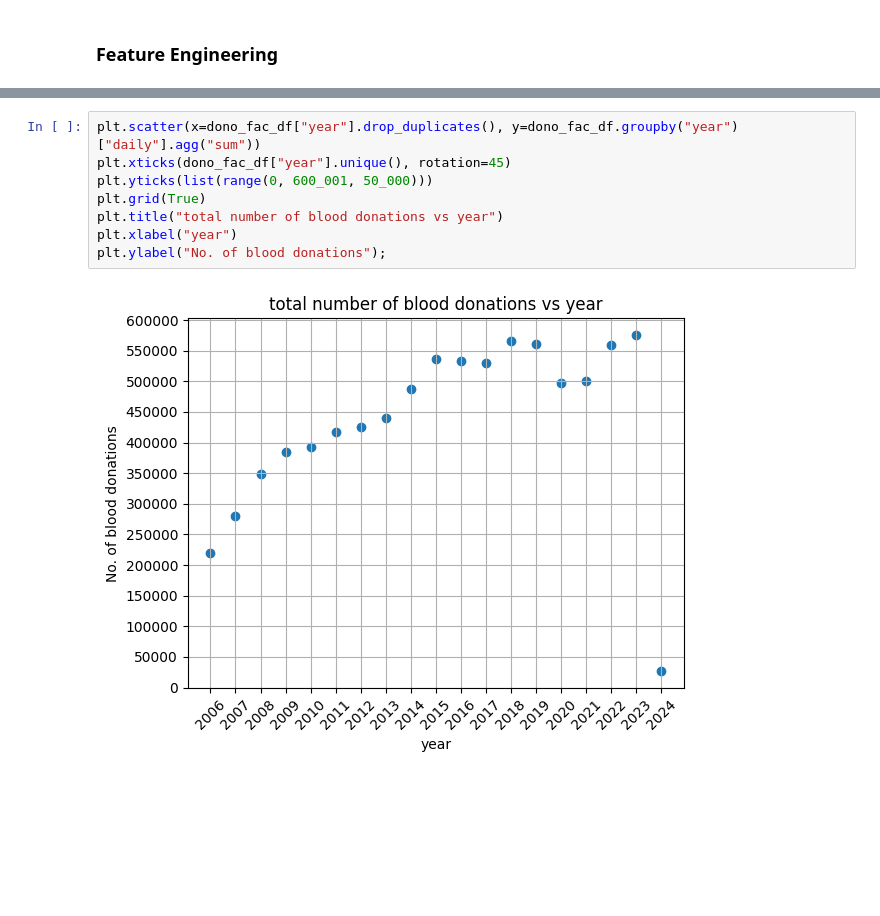
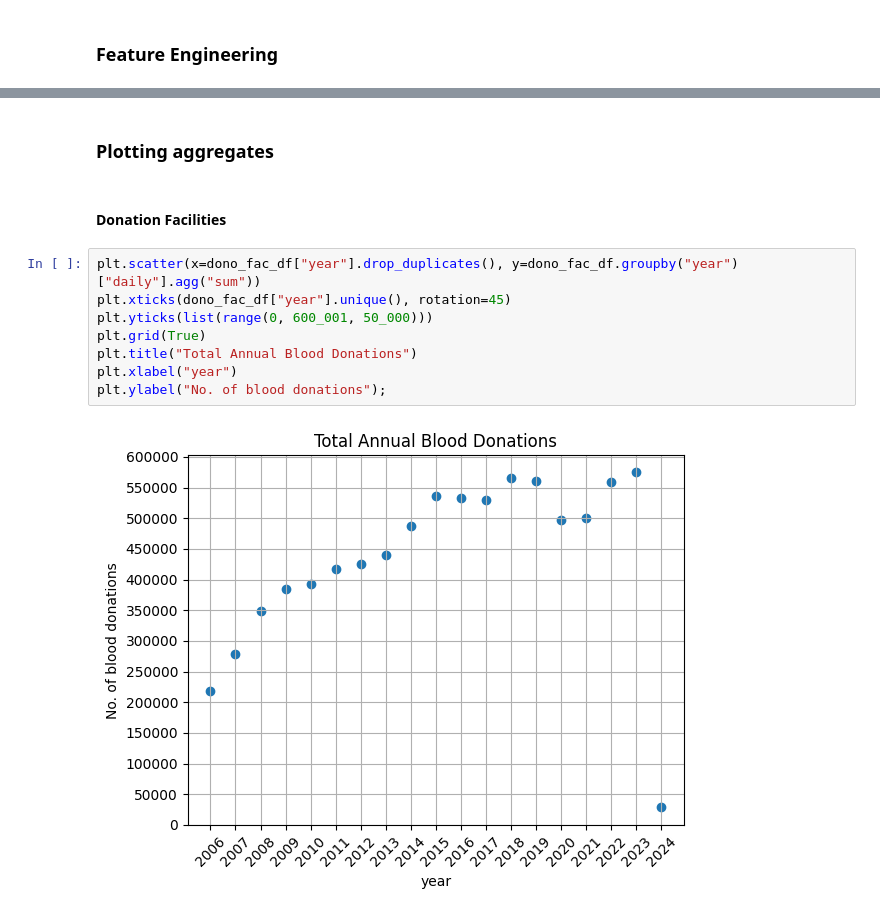
Before and after one commit to AbdulHafiiz/blood-donation-pipeline, a Jupyter notebook: testing.ipynb, the cells around one changed output, grey strips where cells are left out. Saved outputs shown, nothing was run; the diff lists cells and outputs as text; blank space fills up the shorter version.

```diff
--- a/testing.ipynb
+++ b/testing.ipynb
@@ -133,13 +151,17 @@ dtype: float64
+# %% [markdown]
+### Plotting aggregates
+# %% [markdown]
+#### Donation Facilities
 # %%
 plt.scatter(x=dono_fac_df["year"].drop_duplicates(), y=dono_fac_df.groupby("year")["daily"].agg("sum"))
 plt.xticks(dono_fac_df["year"].unique(), rotation=45)
 plt.yticks(list(range(0, 600_001, 50_000)))
 plt.grid(True)
-plt.title("total number of blood donations vs year")
+plt.title("Total Annual Blood Donations")
 plt.xlabel("year")
 plt.ylabel("No. of blood donations");
 # %% [output]
-[figure, old version]
+[figure, new version]
 # %%
 plt.scatter(x=dono_fac_df["year"].drop_duplicates(), y=dono_fac_df.groupby("year")["daily"].agg("sum")/dono_fac_df.groupby("year")["day_of_year"].agg("max"))
 plt.xticks(dono_fac_df["year"].unique(), rotation=45)
```
Also changed, not shown: parts of 25 cells of this notebook.
